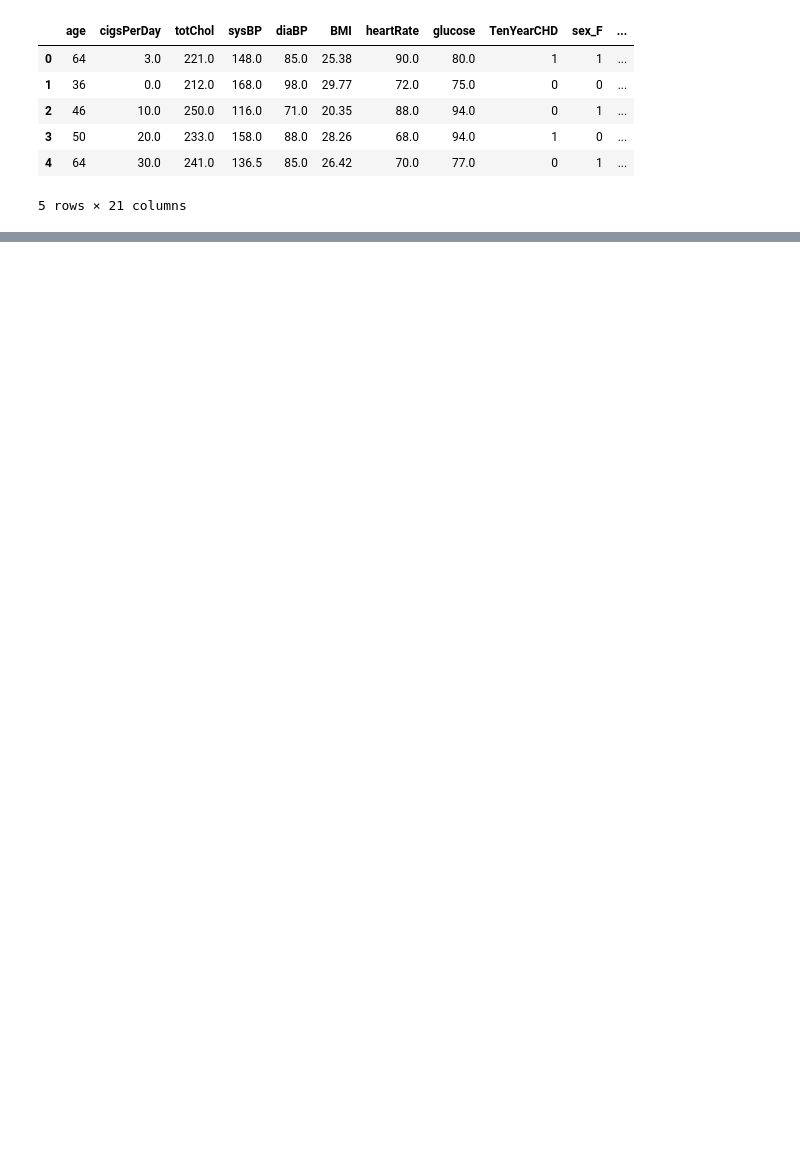
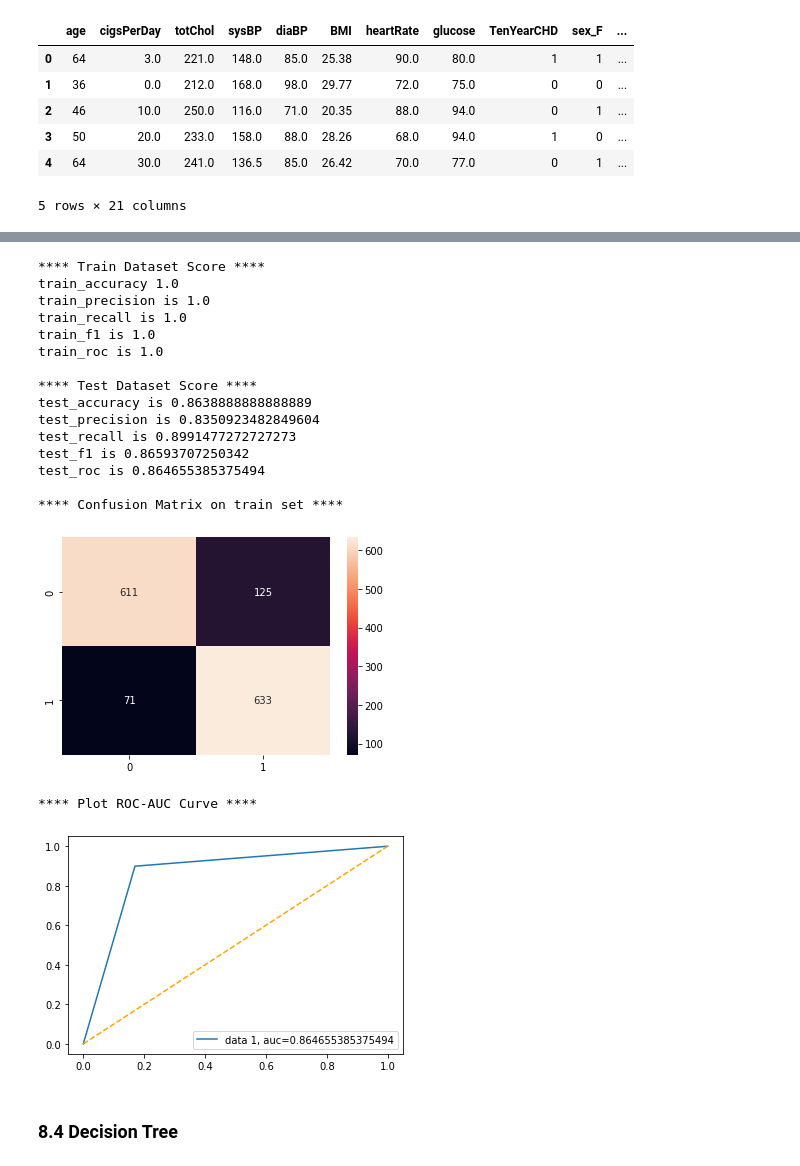
Before and after one commit to solankinitin1210/Capstone-Project-Cardiovascular-Risk-Prediction, a Jupyter notebook: Cardiovascular_Risk_Prediction_Capstone_Project.ipynb, the cells around one changed output, grey strips where cells are left out. Saved outputs shown, nothing was run; the diff lists cells and outputs as text; code cells hidden in the pictures; blank space fills up the shorter version.

```diff
--- a/Cardiovascular_Risk_Prediction_Capstone_Project.ipynb
+++ b/Cardiovascular_Risk_Prediction_Capstone_Project.ipynb
@@ -1329,0 +930,28 @@ sns.barplot(x='Model',y='Recall',data=Finale_Score)
+# %%
+# Get predicted Y for train and test dataset
+y_train_pred=knn.predict(X_train)
+y_test_pred=knn.predict(x_test)
+
+# call score metrix to get score for train and test set
+get_metrics('KNN',Y_train,y_train_pred,y_test,y_test_pred)
+# %% [output]
+**** Train Dataset Score ****
+train_accuracy 1.0
+train_precision is 1.0
+train_recall is 1.0
+train_f1 is 1.0
+train_roc is 1.0
+
+**** Test Dataset Score ****
+test_accuracy is 0.8638888888888889
+test_precision is 0.8350923482849604
+test_recall is 0.8991477272727273
+test_f1 is 0.86593707250342
+test_roc is 0.864655385375494
+
+**** Confusion Matrix on train set ****
+[figure, added]
+**** Plot ROC-AUC Curve ****
+[figure, added]
+# %% [markdown]
+### **8.4 Decision Tree**
```
Also changed, not shown: parts of 224 cells of this notebook.
